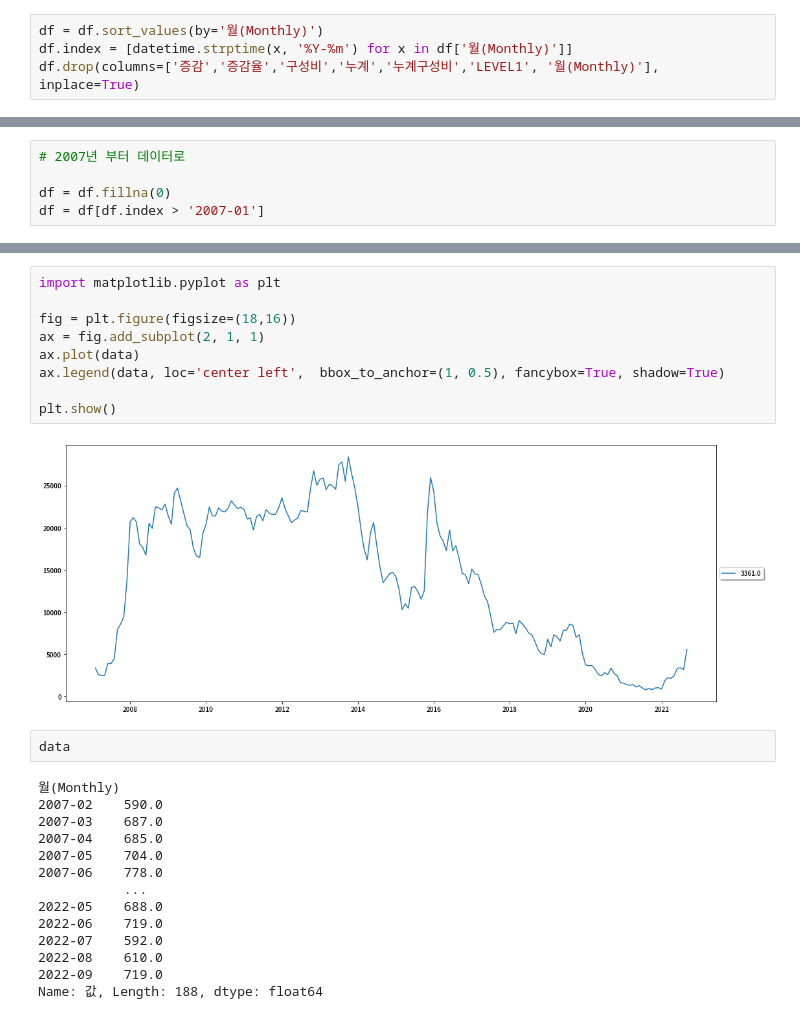
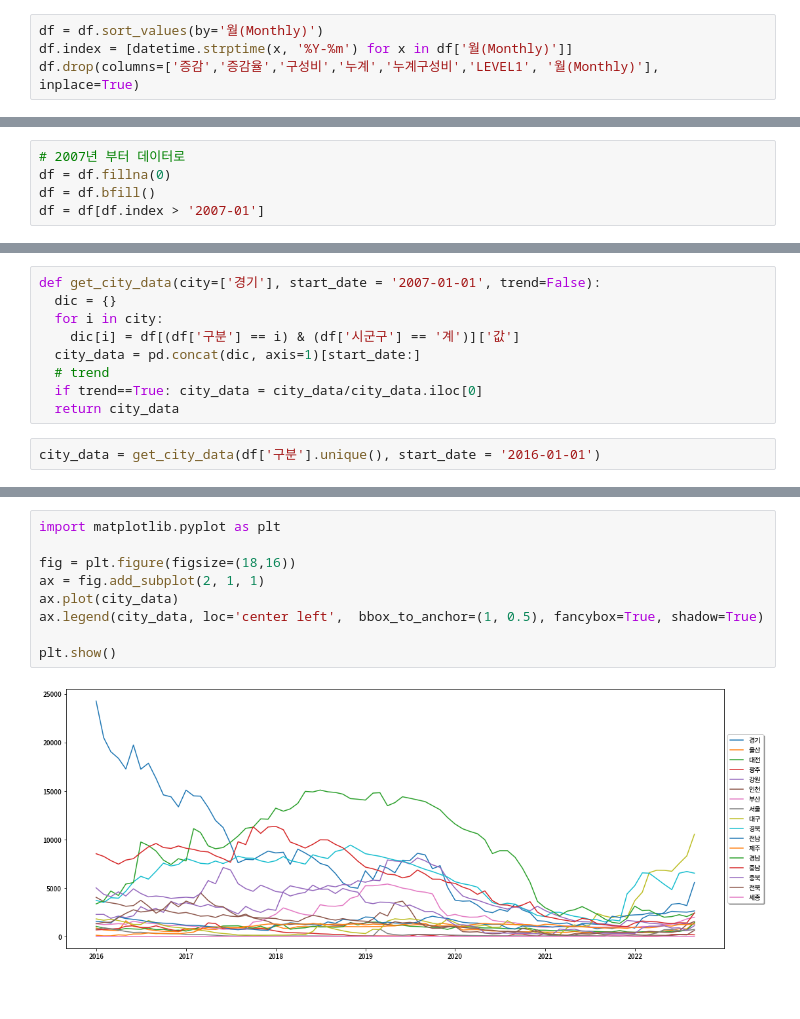
Before and after one commit to yeonghun00/real-estate, a Jupyter notebook: market.ipynb, the cells around one changed output, grey strips where cells are left out. Cells and saved outputs as stored; diff of their text form; blank space fills up the shorter version.

```diff
--- a/market.ipynb
+++ b/market.ipynb
@@ -188,5 +180,5 @@ DatetimeIndex(['2000-12-01', '2000-12-01', '2000-12-01', '2000-12-01',
 # %%
 # 2007년 부터 데이터로
-
 df = df.fillna(0)
+df = df.bfill()
 df = df[df.index > '2007-01']
@@ -194,0 +213,11 @@ data = df[(df['구분'] == '경기') & (df['시군구'] == '계')]['값']
+# %%
+def get_city_data(city=['경기'], start_date = '2007-01-01', trend=False):
+  dic = {}
+  for i in city:
+    dic[i] = df[(df['구분'] == i) & (df['시군구'] == '계')]['값']
+  city_data = pd.concat(dic, axis=1)[start_date:]
+  # trend
+  if trend==True: city_data = city_data/city_data.iloc[0]
+  return city_data
+# %%
+city_data = get_city_data(df['구분'].unique(), start_date = '2016-01-01')
@@ -195,27 +240,11 @@ data = df[(df['구분'] == '경기') & (df['시군구'] == '계')]['값']
 # %%
 import matplotlib.pyplot as plt
 
 fig = plt.figure(figsize=(18,16))
 ax = fig.add_subplot(2, 1, 1)
-ax.plot(data)
-ax.legend(data, loc='center left',  bbox_to_anchor=(1, 0.5), fancybox=True, shadow=True)
+ax.plot(city_data)
+ax.legend(city_data, loc='center left',  bbox_to_anchor=(1, 0.5), fancybox=True, shadow=True)
 
 plt.show()
 # %% [output]
-[figure, old version]
+[figure, new version]
-# %%
-data
-# %% [output]
-월(Monthly)
-2007-02    590.0
-2007-03    687.0
-2007-04    685.0
-2007-05    704.0
-2007-06    778.0
-           ...
-2022-05    688.0
-2022-06    719.0
-2022-07    592.0
-2022-08    610.0
-2022-09    719.0
-Name: 값, Length: 188, dtype: float64
```
Also changed, not shown: parts of 13 cells of this notebook.
